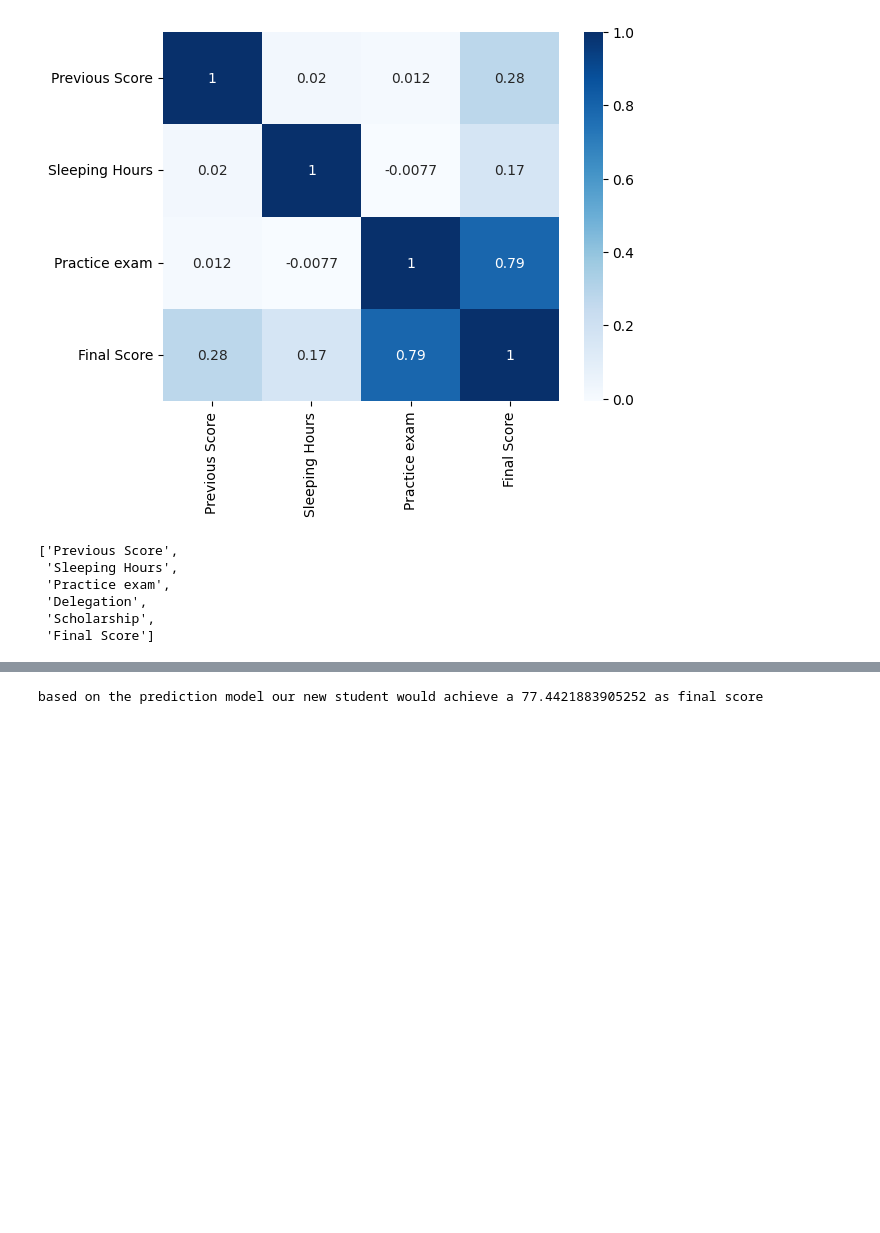
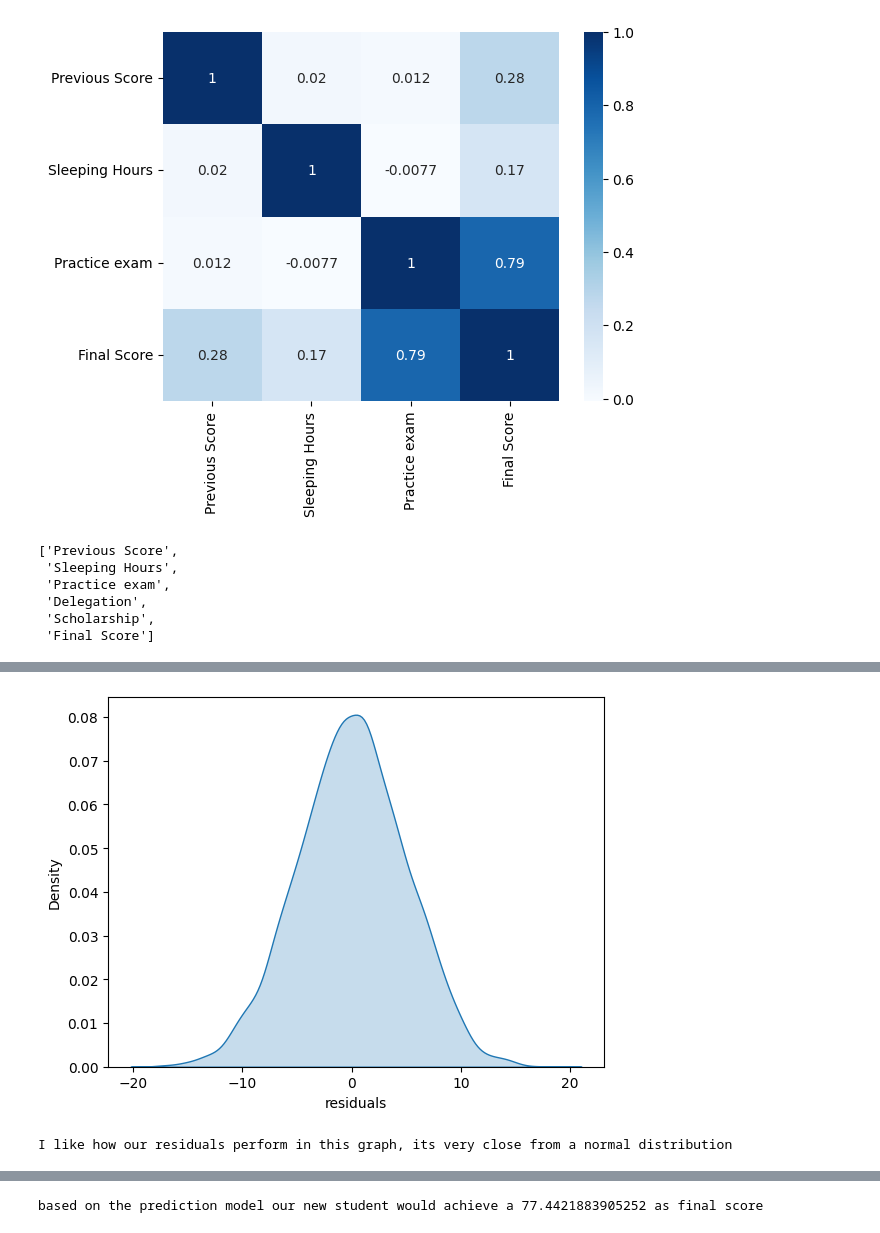
Before and after one commit to Zero5896/Multivariate-Regression, a Jupyter notebook: Working with Categorical Data..ipynb, the cells around one changed output, grey strips where cells are left out. Saved outputs shown, nothing was run; the diff lists cells and outputs as text; code cells hidden in the pictures; blank space fills up the shorter version.

```diff
--- a/Working with Categorical Data..ipynb
+++ b/Working with Categorical Data..ipynb
@@ -192,0 +222,8 @@ R2: 0.9214170074843533
+# %%
+res_df = pd.DataFrame({'residuals':residuals})
+sns.kdeplot(res_df, x = 'residuals', fill=True)
+plt.show()
+print("I like how our residuals perform in this graph, its very close from a normal distribution")
+# %% [output]
+[figure, added]
+I like how our residuals perform in this graph, its very close from a normal distribution
```
Also changed, not shown: parts of 8 cells of this notebook, 1 other file.
